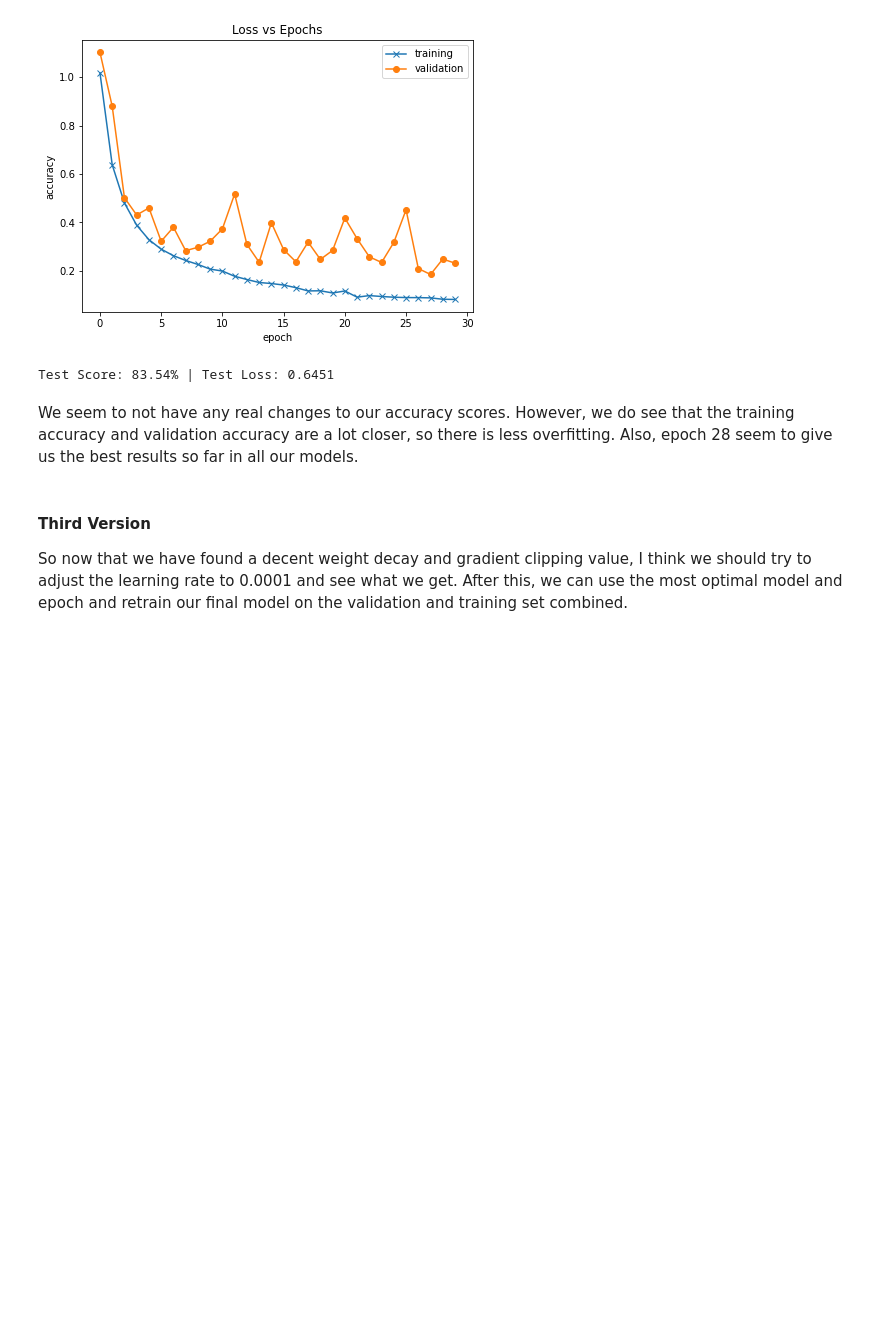
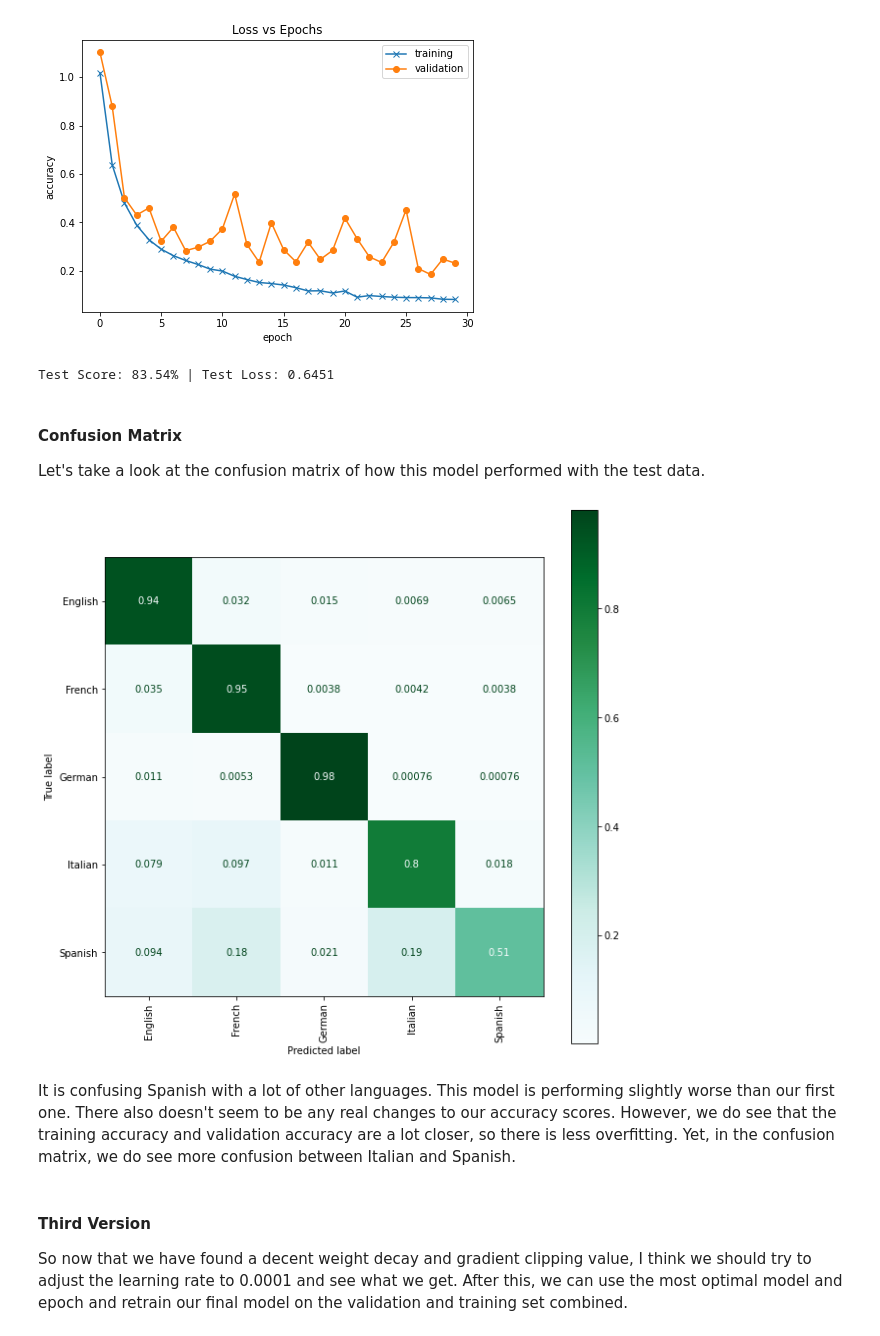
Before and after one commit to b-zhang93/Audio-Language-Classifier, a Jupyter notebook: Prototyping_CNN_Models.ipynb, the cells around one changed output. Drawn from its saved outputs; the diff is of its cells as text; code cells hidden in the pictures; blank space fills up the shorter version.

```diff
--- a/Prototyping_CNN_Models.ipynb
+++ b/Prototyping_CNN_Models.ipynb
@@ -858,6 +886,15 @@ test_loss, test_score = evaluate(model_3_opt2, dataloader=test_dl, calc_loss=Tru
 print(f"Test Score: {test_score:.2f}% | Test Loss: {test_loss:.4f}")
 # %% [output]
 Test Score: 83.54% | Test Loss: 0.6451
+# %% [markdown]
+#### Confusion Matrix
+Let's take a look at the confusion matrix of how this model performed with the test data.
+# %%
+generate_cm(model_3_opt2, test_dl)
+# %% [output]
+[figure, added]
+# %% [markdown]
+It is confusing Spanish with a lot of other languages. This model is performing slightly worse than our first one. There also doesn't seem to be any real changes to our accuracy scores. However, we do see that the training accuracy and validation accuracy are a lot closer, so there is less overfitting. Yet, in the confusion matrix, we do see more confusion between Italian and Spanish.
 # %%
 # save the state model of the trained model
 torch.save(model_3_opt2.state_dict(), "trained_model_3_opt2_state.pt")
@@ -866,8 +903,6 @@ torch.save(model_3_opt2.state_dict(), "trained_model_3_opt2_state.pt")
 #new_model_3 = CNN_model_3()
 #new_model_3.load_state_dict(torch.load("trained_model_3_opt2_state.pt"))
 #new_model_3
-# %% [markdown]
-We seem to not have any real changes to our accuracy scores. However, we do see that the training accuracy and validation accuracy are a lot closer, so there is less overfitting. Also, epoch 28 seem to give us the best results so far in all our models.
 # %% [markdown]
 #### Third Version
 So now that we have found a decent weight decay and gradient clipping value, I think we should try to adjust the learning rate to 0.0001 and see what we get. After this, we can use the most optimal model and epoch and retrain our final model on the validation and training set combined.
```
Also changed, not shown: parts of 44 cells of this notebook, 1 other file.
